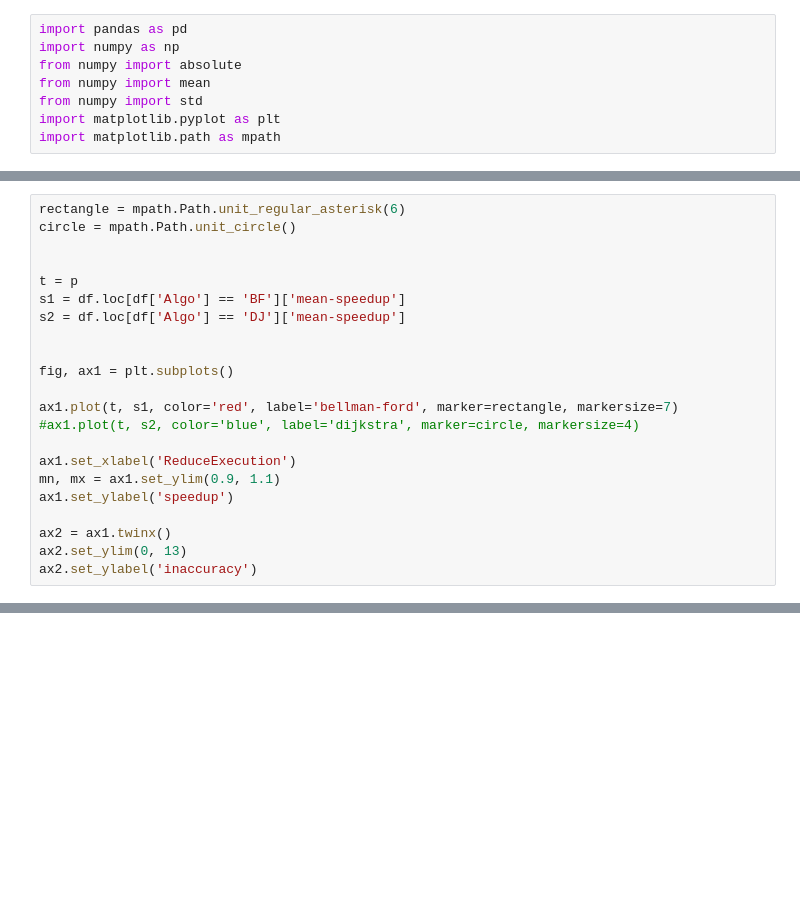
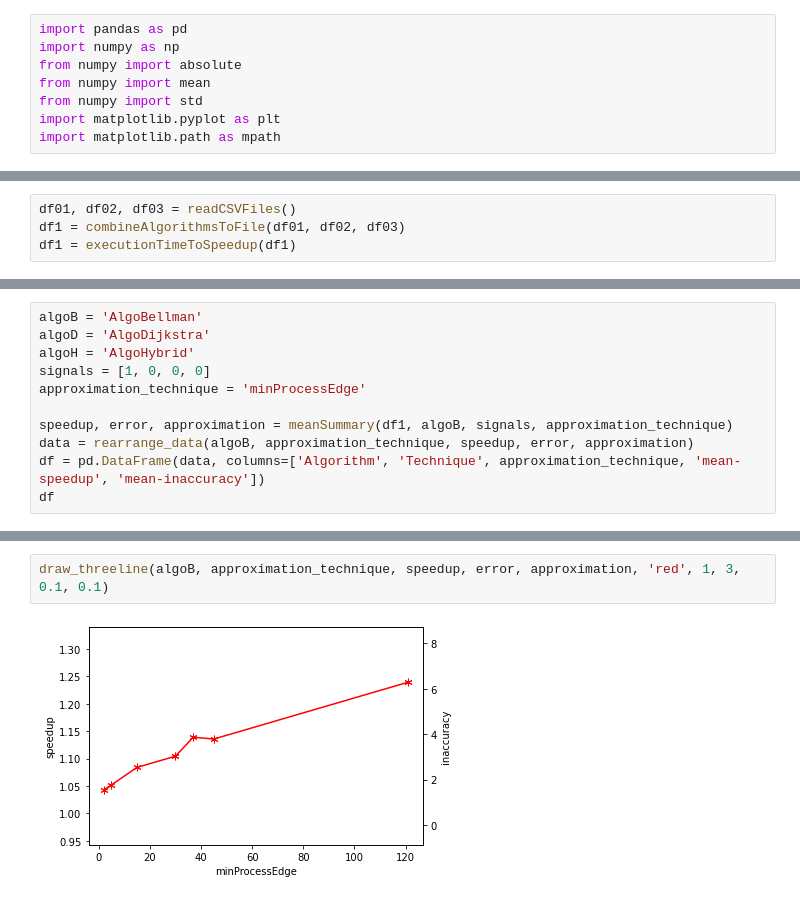
Before and after one commit to busenuraktilav/GPUProject, a Jupyter notebook: model-prediction/graphical_visuals_for_paper.ipynb, the cells around one changed output, grey strips where cells are left out. Saved outputs shown, nothing was run; the diff lists cells and outputs as text; blank space fills up the shorter version.

Commit message:
updates on prediction and graphics

```diff
--- a/model-prediction/graphical_visuals_for_paper.ipynb
+++ b/model-prediction/graphical_visuals_for_paper.ipynb
@@ -684,22 +8,0 @@ df
-# %%
-rectangle = mpath.Path.unit_regular_asterisk(6)
-circle = mpath.Path.unit_circle()
-
-
-t = p
-s1 = df.loc[df['Algo'] == 'BF']['mean-speedup']
-s2 = df.loc[df['Algo'] == 'DJ']['mean-speedup']
-
-
-fig, ax1 = plt.subplots()
-
-ax1.plot(t, s1, color='red', label='bellman-ford', marker=rectangle, markersize=7)
-#ax1.plot(t, s2, color='blue', label='dijkstra', marker=circle, markersize=4)
-
-ax1.set_xlabel('ReduceExecution')
-mn, mx = ax1.set_ylim(0.9, 1.1)
-ax1.set_ylabel('speedup')
-
-ax2 = ax1.twinx()
-ax2.set_ylim(0, 13)
-ax2.set_ylabel('inaccuracy')
@@ -708,0 +144,4 @@ Text(0, 0.5, 'inaccuracy')
+# %%
+df01, df02, df03 = readCSVFiles()
+df1 = combineAlgorithmsToFile(df01, df02, df03)
+df1 = executionTimeToSpeedup(df1)
@@ -708,0 +206,11 @@ Text(0, 0.5, 'inaccuracy')
+# %%
+algoB = 'AlgoBellman'
+algoD = 'AlgoDijkstra'
+algoH = 'AlgoHybrid'
+signals = [1, 0, 0, 0]
+approximation_technique = 'minProcessEdge'
+
+speedup, error, approximation = meanSummary(df1, algoB, signals, approximation_technique)
+data = rearrange_data(algoB, approximation_technique, speedup, error, approximation)
+df = pd.DataFrame(data, columns=['Algorithm', 'Technique', approximation_technique, 'mean-speedup', 'mean-inaccuracy'])
+df
@@ -708,0 +226,4 @@ Text(0, 0.5, 'inaccuracy')
+# %%
+draw_threeline(algoB, approximation_technique, speedup, error, approximation, 'red', 1, 3, 0.1, 0.1)
+# %% [output]
+[figure, added]
```
Also changed, not shown: parts of 46 cells of this notebook, 1 other file.
